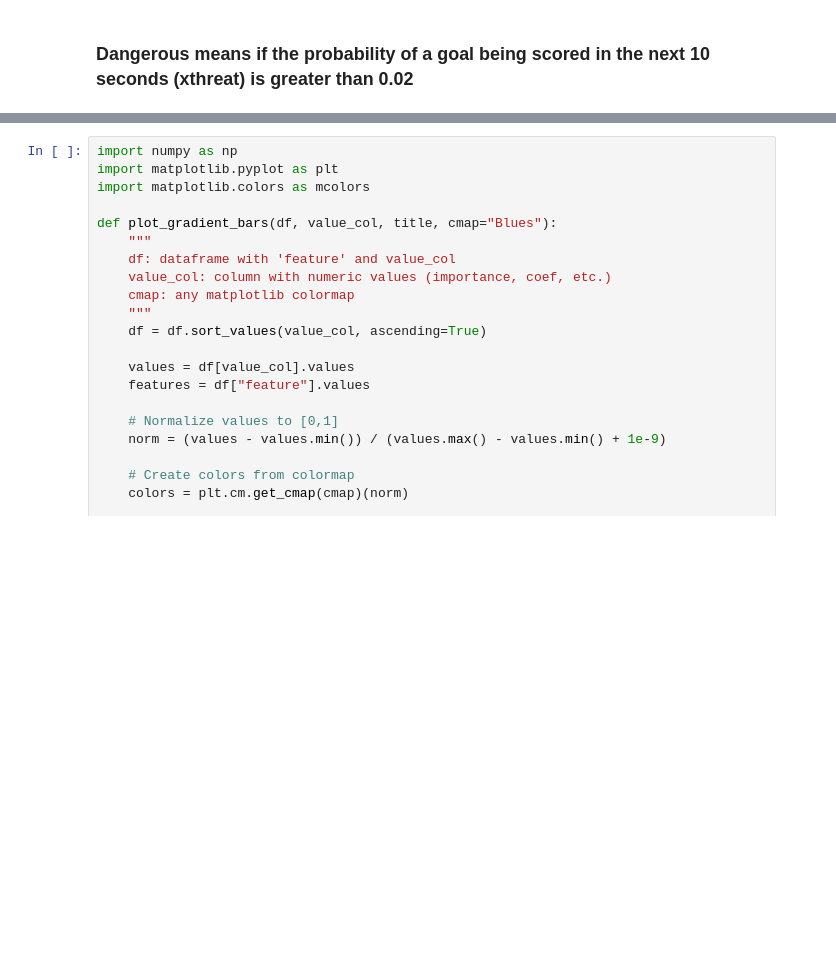
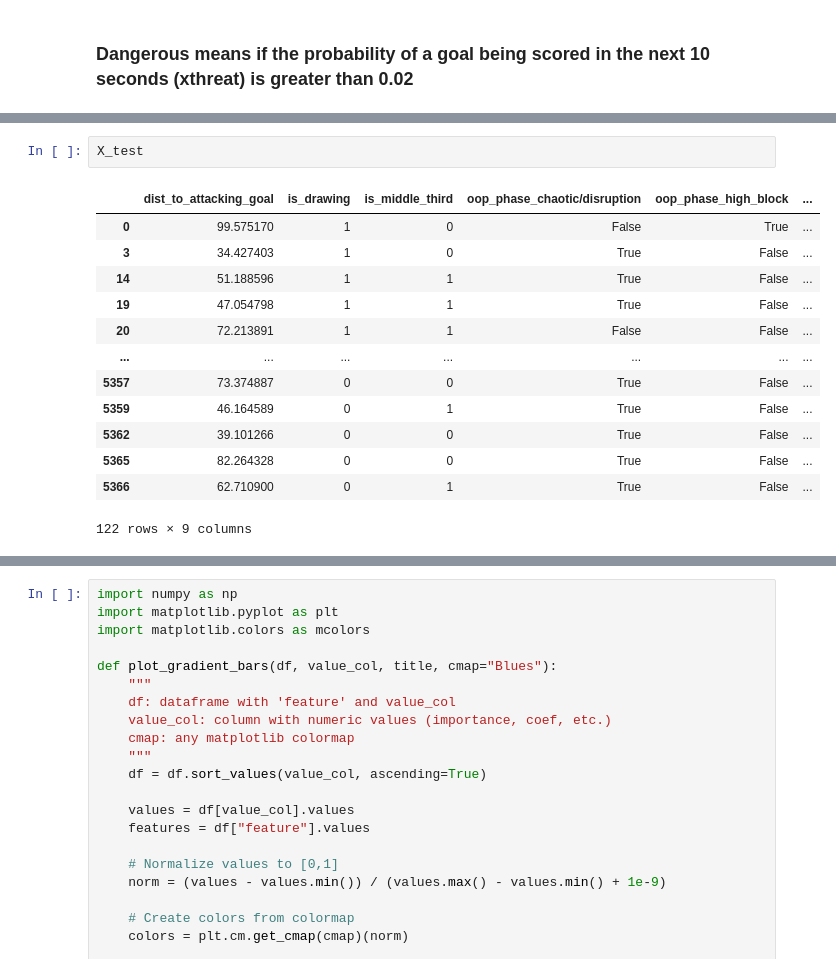
Before and after one commit to naveenelliott/SkillCorner_Tracking_Data_Project, a Jupyter notebook: notebooks/Analysis/Data_Science_Binary.ipynb, the cells around one changed output, grey strips where cells are left out. Drawn from its saved outputs; the diff is of its cells as text; blank space fills up the shorter version.

```diff
--- a/notebooks/Analysis/Data_Science_Binary.ipynb
+++ b/notebooks/Analysis/Data_Science_Binary.ipynb
@@ -90,3 +104,19 @@ X_train, X_test, y_train, y_test, row_train, row_test = train_test_split(
+# %%
+X_test
+# %% [output]
+|  | dist_to_attacking_goal | is_drawing | is_middle_third | oop_phase_chaotic/disruption | oop_phase_high_block | ... |
+| 0 | 99.575170 | 1 | 0 | False | True | ... |
+| 3 | 34.427403 | 1 | 0 | True | False | ... |
+| 14 | 51.188596 | 1 | 1 | True | False | ... |
+| 19 | 47.054798 | 1 | 1 | True | False | ... |
+| 20 | 72.213891 | 1 | 1 | False | False | ... |
+| ... | ... | ... | ... | ... | ... | ... |
+| 5357 | 73.374887 | 0 | 0 | True | False | ... |
+| 5359 | 46.164589 | 0 | 1 | True | False | ... |
+| 5362 | 39.101266 | 0 | 0 | True | False | ... |
+| 5365 | 82.264328 | 0 | 0 | True | False | ... |
+| 5366 | 62.710900 | 0 | 1 | True | False | ... |
+122 rows × 9 columns
 # %%
 rf_base = RandomForestClassifier(
     random_state=42,
```
Also changed, not shown: parts of 14 cells of this notebook, 16 other files.
